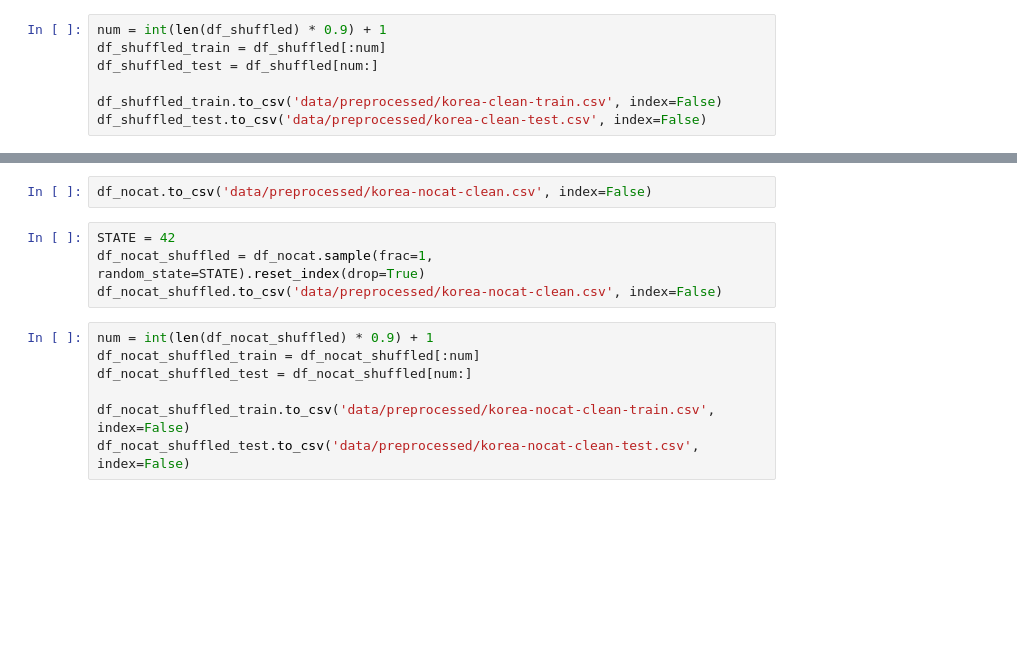
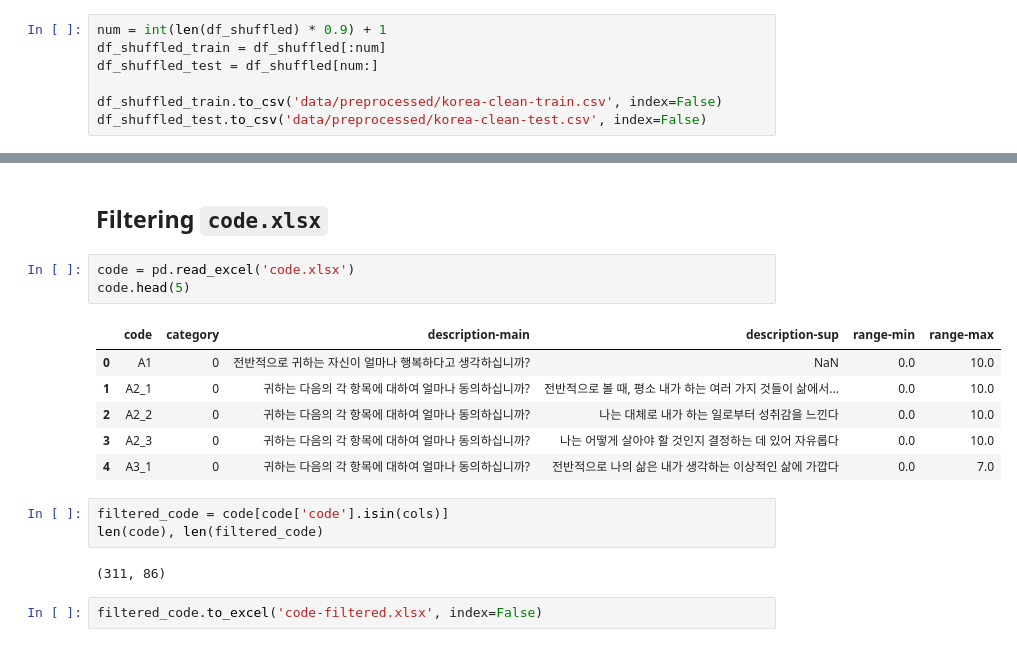
Before and after one commit to bramyeon/happy-korea, a Jupyter notebook: preprocessing.ipynb, the cells around one changed output, grey strips where cells are left out. Cells and saved outputs as stored; diff of their text form; blank space fills up the shorter version.

```diff
--- a/preprocessing.ipynb
+++ b/preprocessing.ipynb
@@ -706,13 +711,19 @@ df_nocat.head(5)
-# %%
-df_nocat.to_csv('data/preprocessed/korea-nocat-clean.csv', index=False)
-# %%
-STATE = 42
-df_nocat_shuffled = df_nocat.sample(frac=1, random_state=STATE).reset_index(drop=True)
-df_nocat_shuffled.to_csv('data/preprocessed/korea-nocat-clean.csv', index=False)
-# %%
-num = int(len(df_nocat_shuffled) * 0.9) + 1
-df_nocat_shuffled_train = df_nocat_shuffled[:num]
-df_nocat_shuffled_test = df_nocat_shuffled[num:]
-
-df_nocat_shuffled_train.to_csv('data/preprocessed/korea-nocat-clean-train.csv', index=False)
-df_nocat_shuffled_test.to_csv('data/preprocessed/korea-nocat-clean-test.csv', index=False)
+# %% [markdown]
+## Filtering `code.xlsx`
+# %%
+code = pd.read_excel('code.xlsx')
+code.head(5)
+# %% [output]
+|  | code | category | description-main | description-sup | range-min | range-max |
+| 0 | A1 | 0 | 전반적으로 귀하는 자신이 얼마나 행복하다고 생각하십니까? | NaN | 0.0 | 10.0 |
+| 1 | A2_1 | 0 | 귀하는 다음의 각 항목에 대하여 얼마나 동의하십니까? | 전반적으로 볼 때, 평소 내가 하는 여러 가지 것들이 삶에서... | 0.0 | 10.0 |
+| 2 | A2_2 | 0 | 귀하는 다음의 각 항목에 대하여 얼마나 동의하십니까? | 나는 대체로 내가 하는 일로부터 성취감을 느낀다 | 0.0 | 10.0 |
+| 3 | A2_3 | 0 | 귀하는 다음의 각 항목에 대하여 얼마나 동의하십니까? | 나는 어떻게 살아야 할 것인지 결정하는 데 있어 자유롭다 | 0.0 | 10.0 |
+| 4 | A3_1 | 0 | 귀하는 다음의 각 항목에 대하여 얼마나 동의하십니까? | 전반적으로 나의 삶은 내가 생각하는 이상적인 삶에 가깝다 | 0.0 | 7.0 |
+# %%
+filtered_code = code[code['code'].isin(cols)]
+len(code), len(filtered_code)
+# %% [output]
+(311, 86)
+# %%
+filtered_code.to_excel('code-filtered.xlsx', index=False)
```
Also changed, not shown: parts of 11 cells of this notebook.
